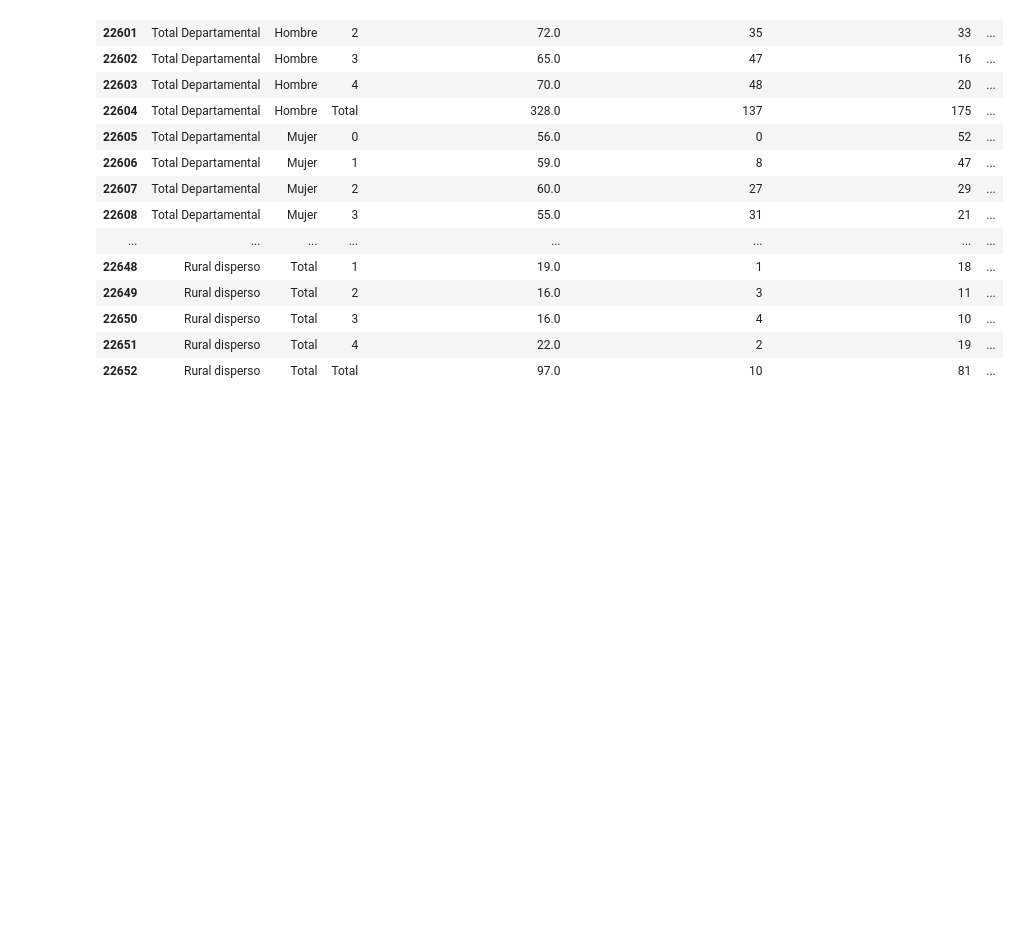
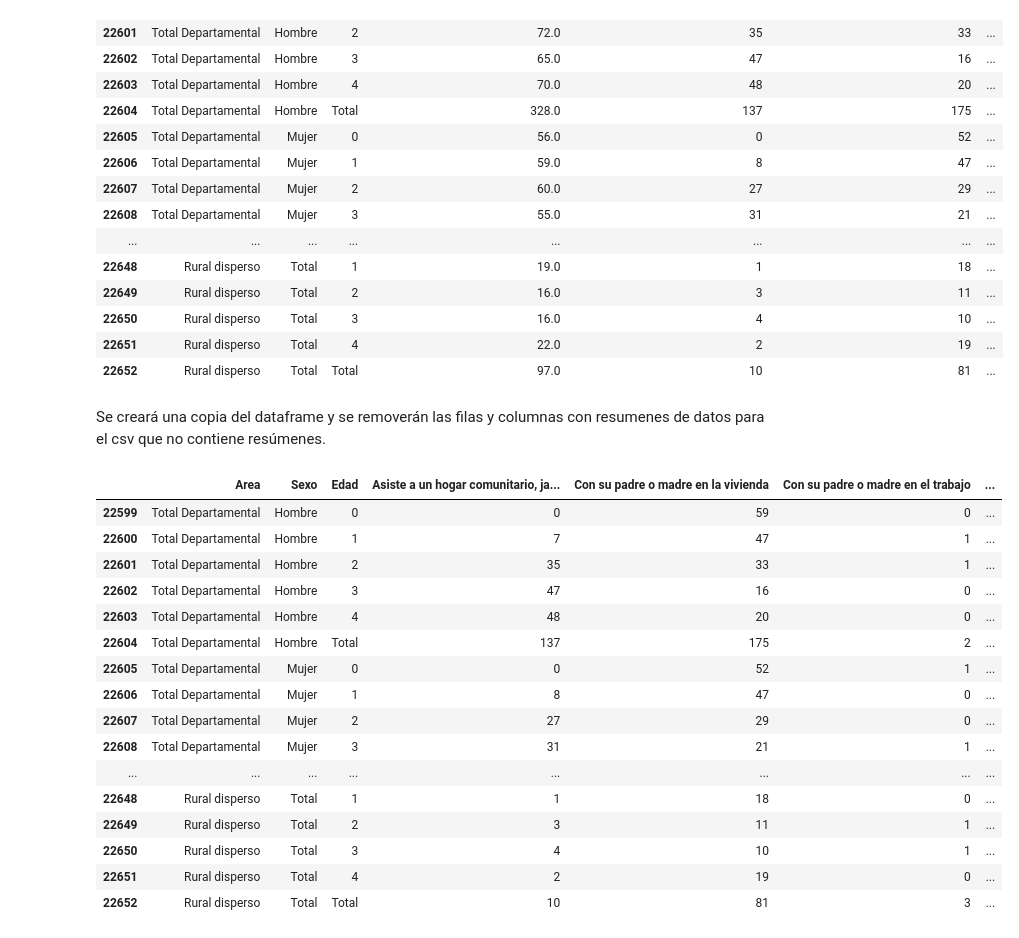
Before and after one commit to Schiavi13/Censo-Viterbo-Caldas-2018, a Jupyter notebook: source_to_csv_15pm.ipynb, the cells around one changed output. Cells and saved outputs as stored; diff of their text form; code cells hidden in the pictures; blank space fills up the shorter version.

Commit message:
Actualiza procesamiento de hoja 15PM retornando csv con y sin totales

```diff
--- a/source_to_csv_15pm.ipynb
+++ b/source_to_csv_15pm.ipynb
@@ -185,3 +187,27 @@ df_15pm
 | 22650 | Rural disperso | Total | 3 | 16.0 | 4 | 10 | ... |
 | 22651 | Rural disperso | Total | 4 | 22.0 | 2 | 19 | ... |
 | 22652 | Rural disperso | Total | Total | 97.0 | 10 | 81 | ... |
+# %% [markdown]
+Se creará una copia del dataframe y se removerán las filas y columnas con resumenes de datos para el csv que no contiene resúmenes.
+# %%
+df_15pm_cleaned = df_15pm.copy()
+df_15pm_cleaned.drop(['Total personas menores de 5 anios'], axis=1, inplace=True)
+df_15pm_cleaned
+# %% [output]
+|  | Area | Sexo | Edad | Asiste a un hogar comunitario, ja... | Con su padre o madre en la vivienda | Con su padre o madre en el trabajo | ... |
+| 22599 | Total Departamental | Hombre | 0 | 0 | 59 | 0 | ... |
+| 22600 | Total Departamental | Hombre | 1 | 7 | 47 | 1 | ... |
+| 22601 | Total Departamental | Hombre | 2 | 35 | 33 | 1 | ... |
+| 22602 | Total Departamental | Hombre | 3 | 47 | 16 | 0 | ... |
+| 22603 | Total Departamental | Hombre | 4 | 48 | 20 | 0 | ... |
+| 22604 | Total Departamental | Hombre | Total | 137 | 175 | 2 | ... |
+| 22605 | Total Departamental | Mujer | 0 | 0 | 52 | 1 | ... |
+| 22606 | Total Departamental | Mujer | 1 | 8 | 47 | 0 | ... |
+| 22607 | Total Departamental | Mujer | 2 | 27 | 29 | 0 | ... |
+| 22608 | Total Departamental | Mujer | 3 | 31 | 21 | 1 | ... |
+| ... | ... | ... | ... | ... | ... | ... | ... |
+| 22648 | Rural disperso | Total | 1 | 1 | 18 | 0 | ... |
+| 22649 | Rural disperso | Total | 2 | 3 | 11 | 1 | ... |
+| 22650 | Rural disperso | Total | 3 | 4 | 10 | 1 | ... |
+| 22651 | Rural disperso | Total | 4 | 2 | 19 | 0 | ... |
+| 22652 | Rural disperso | Total | Total | 10 | 81 | 3 | ... |
```
Also changed, not shown: parts of 4 cells of this notebook.
